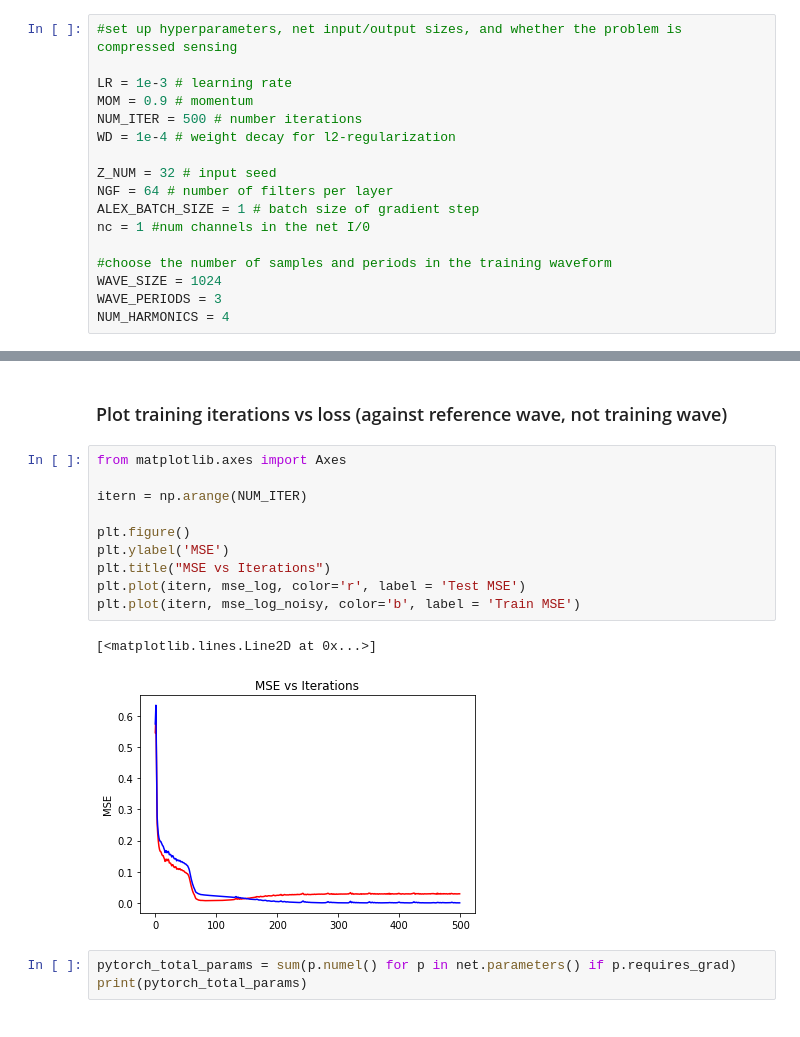
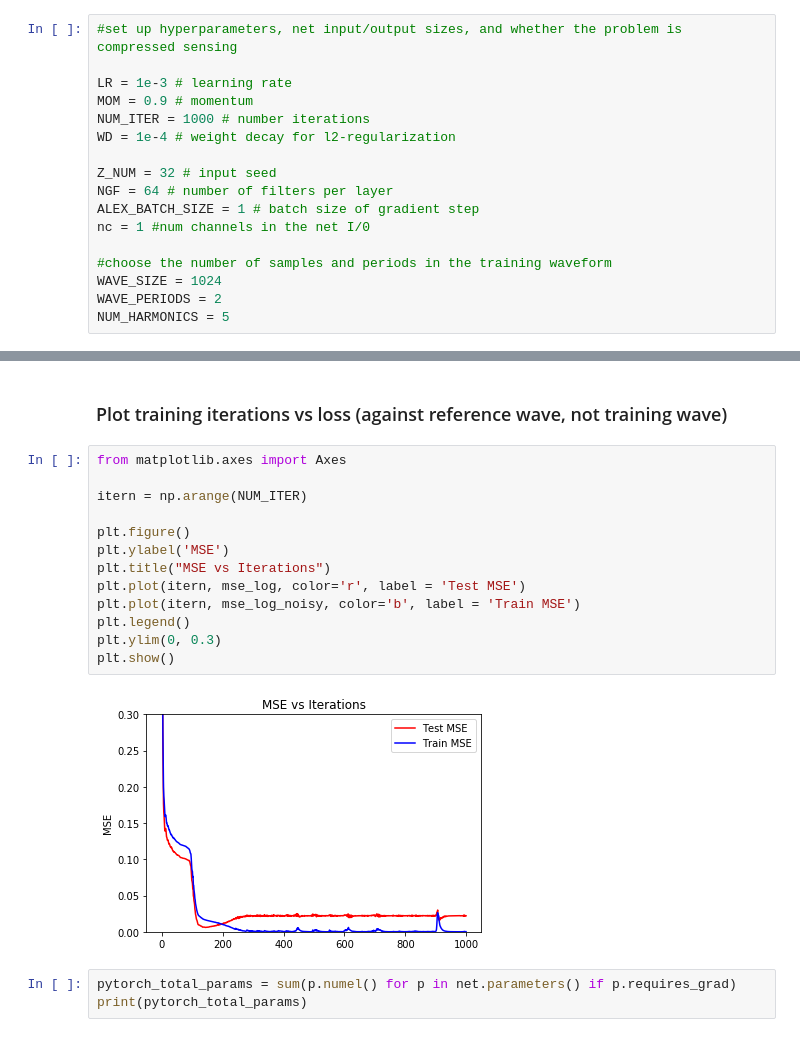
Before and after one commit to Sriram-Ravula/Sine_DIP, a Jupyter notebook: SineWave-DIP.ipynb, the cells around one changed output, grey strips where cells are left out. Cells and saved outputs as stored; diff of their text form.

```diff
--- a/SineWave-DIP.ipynb
+++ b/SineWave-DIP.ipynb
@@ -31,7 +33,7 @@ env: CUDA_VISIBLE_DEVICES=0
 
 LR = 1e-3 # learning rate
 MOM = 0.9 # momentum
-NUM_ITER = 500 # number iterations
+NUM_ITER = 1000 # number iterations
 WD = 1e-4 # weight decay for l2-regularization
 
 Z_NUM = 32 # input seed
@@ -41,8 +43,8 @@ nc = 1 #num channels in the net I/0
 
 #choose the number of samples and periods in the training waveform
 WAVE_SIZE = 1024
-WAVE_PERIODS = 3
-NUM_HARMONICS = 4
+WAVE_PERIODS = 2
+NUM_HARMONICS = 5
 # %% [markdown]
 ### Choose whether the problem is compressed sensing or DIP
 # %%
@@ -382,16 +387,18 @@ Min MSE (normalised):   7.418e-03
 # %%
 from matplotlib.axes import Axes
 
 itern = np.arange(NUM_ITER)
 
 plt.figure()
 plt.ylabel('MSE')
 plt.title("MSE vs Iterations")
 plt.plot(itern, mse_log, color='r', label = 'Test MSE')
 plt.plot(itern, mse_log_noisy, color='b', label = 'Train MSE')
+plt.legend()
+plt.ylim(0, 0.3)
+plt.show()
 # %% [output]
-[<matplotlib.lines.Line2D at 0x...>]
-[figure, old version]
+[figure, new version]
 # %%
 pytorch_total_params = sum(p.numel() for p in net.parameters() if p.requires_grad)
 print(pytorch_total_params)
```
Also changed, not shown: parts of 6 cells of this notebook, 8 other files.
